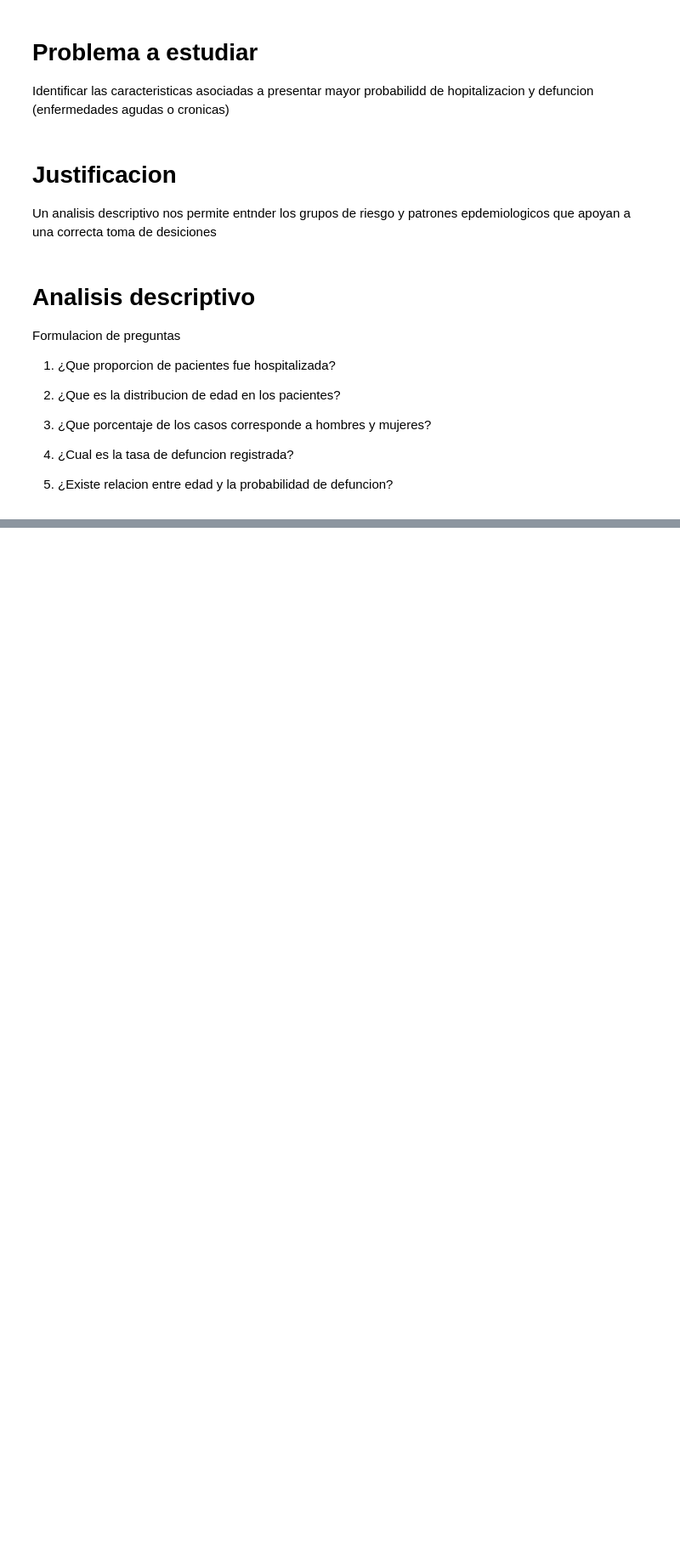
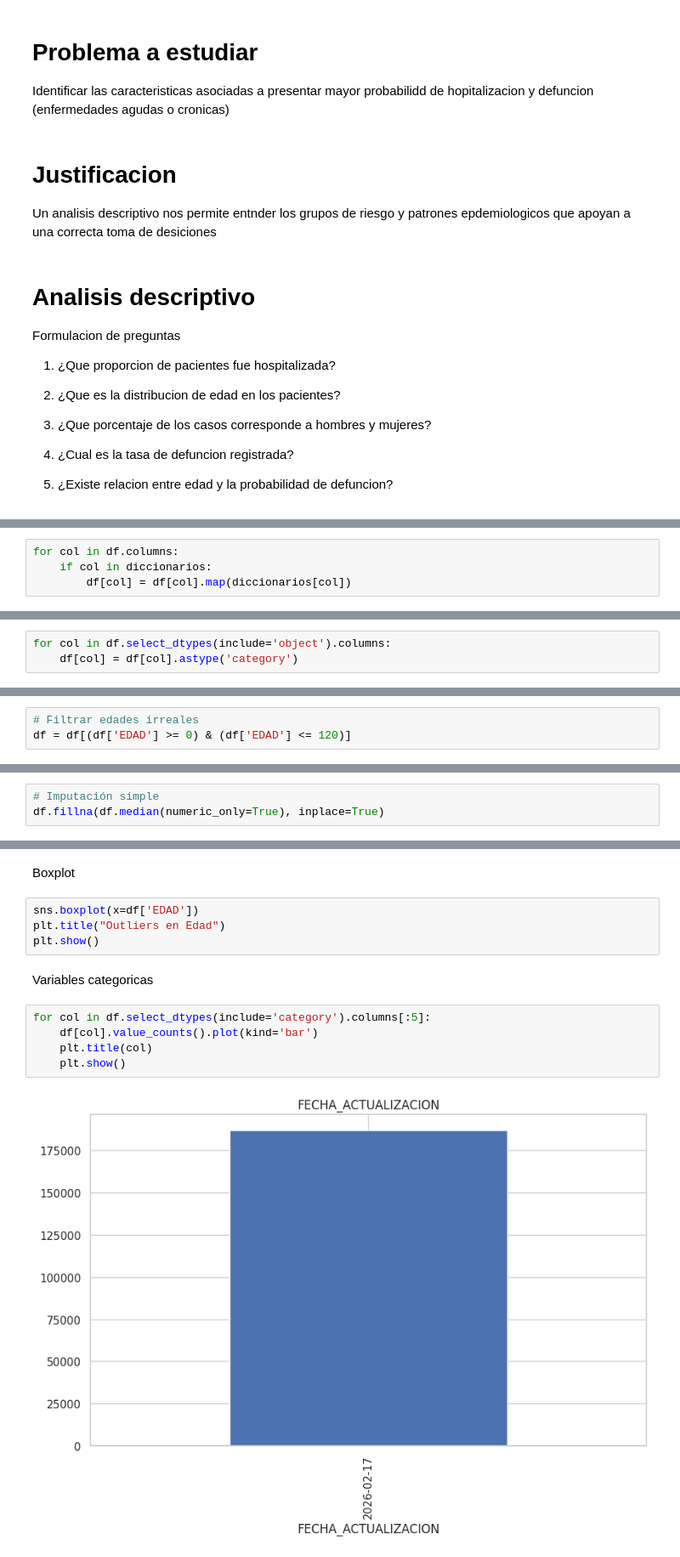
Before and after one commit to edgaryoungpilo-web/colab-files, a Jupyter notebook: 266659_Proyecto_Inicios.ipynb, the cells around one changed output, grey strips where cells are left out. Shown at 85% size. Saved outputs shown, nothing was run; the diff lists cells and outputs as text; blank space fills up the shorter version.

```diff
--- a/266659_Proyecto_Inicios.ipynb
+++ b/266659_Proyecto_Inicios.ipynb
@@ -197,0 +150,4 @@ Index(['FECHA_ACTUALIZACION', 'ID_REGISTRO', 'FECHA_INGRESO', 'FECHA_SINTOMAS',
+# %%
+for col in df.columns:
+    if col in diccionarios:
+        df[col] = df[col].map(diccionarios[col])
@@ -197,0 +156,3 @@ Index(['FECHA_ACTUALIZACION', 'ID_REGISTRO', 'FECHA_INGRESO', 'FECHA_SINTOMAS',
+# %%
+for col in df.select_dtypes(include='object').columns:
+    df[col] = df[col].astype('category')
@@ -197,0 +161,3 @@ Index(['FECHA_ACTUALIZACION', 'ID_REGISTRO', 'FECHA_INGRESO', 'FECHA_SINTOMAS',
+# %%
+# Filtrar edades irreales
+df = df[(df['EDAD'] >= 0) & (df['EDAD'] <= 120)]
@@ -197,0 +168,3 @@ Index(['FECHA_ACTUALIZACION', 'ID_REGISTRO', 'FECHA_INGRESO', 'FECHA_SINTOMAS',
+# %%
+# Imputación simple
+df.fillna(df.median(numeric_only=True), inplace=True)
@@ -197,0 +190,15 @@ Index(['FECHA_ACTUALIZACION', 'ID_REGISTRO', 'FECHA_INGRESO', 'FECHA_SINTOMAS',
+# %% [markdown]
+Boxplot
+# %%
+sns.boxplot(x=df['EDAD'])
+plt.title("Outliers en Edad")
+plt.show()
+# %% [markdown]
+Variables categoricas
+# %%
+for col in df.select_dtypes(include='category').columns[:5]:
+    df[col].value_counts().plot(kind='bar')
+    plt.title(col)
+    plt.show()
+# %% [output]
+[figure, added]
```
Also changed, not shown: parts of 50 cells of this notebook.
